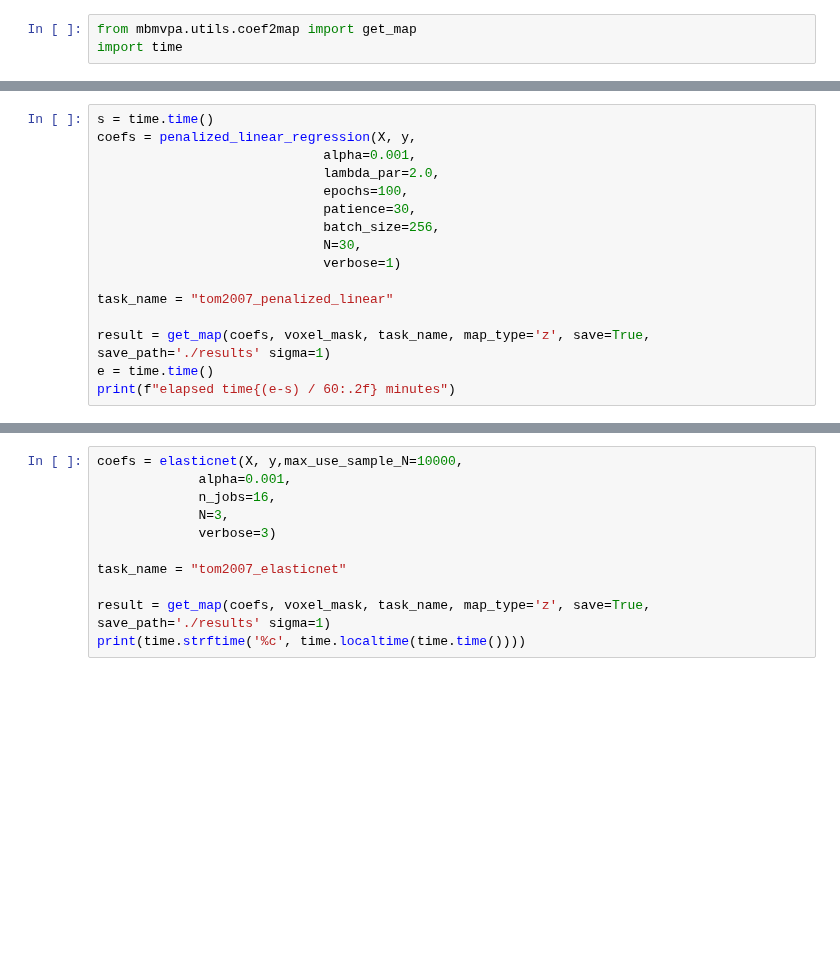
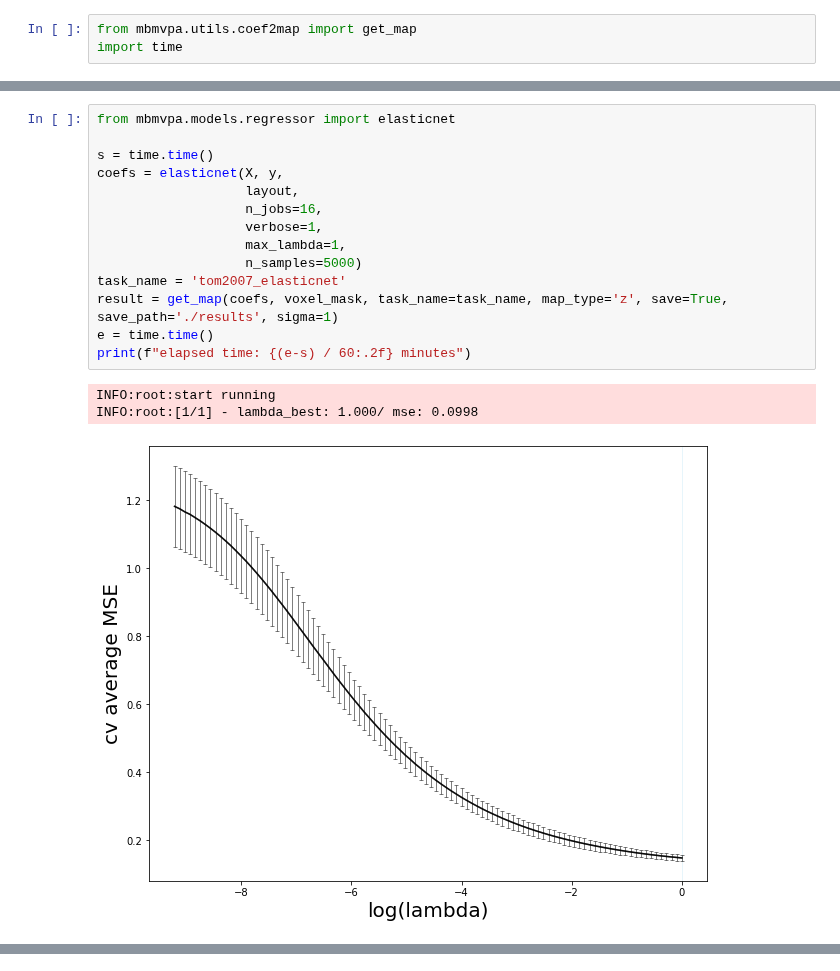
Before and after one commit to CCS-Lab/project_model_based_fmri, a Jupyter notebook: examples/Mixed-gambles_task/mvpa/tom_mvpa_model_based_fmri.ipynb, the cells around one changed output, grey strips where cells are left out. Saved outputs shown, nothing was run; the diff lists cells and outputs as text; blank space fills up the shorter version.

```diff
--- a/examples/Mixed-gambles_task/mvpa/tom_mvpa_model_based_fmri.ipynb
+++ b/examples/Mixed-gambles_task/mvpa/tom_mvpa_model_based_fmri.ipynb
@@ -78,16 +152,18 @@ print(f"elapsed time{(e-s) / 60:.2f} minutes")
 # %%
+from mbmvpa.models.regressor import elasticnet
+
 s = time.time()
-coefs = penalized_linear_regression(X, y,
-                             alpha=0.001,
-                             lambda_par=2.0,
-                             epochs=100,
-                             patience=30,
-                             batch_size=256,
-                             N=30,
-                             verbose=1)
-
-task_name = "tom2007_penalized_linear"
-
-result = get_map(coefs, voxel_mask, task_name, map_type='z', save=True, save_path='./results' sigma=1)
+coefs = elasticnet(X, y,
+                   layout,
+                   n_jobs=16,
+                   verbose=1,
+                   max_lambda=1,
+                   n_samples=5000)
+task_name = 'tom2007_elasticnet'
+result = get_map(coefs, voxel_mask, task_name=task_name, map_type='z', save=True, save_path='./results', sigma=1)
 e = time.time()
-print(f"elapsed time{(e-s) / 60:.2f} minutes")
+print(f"elapsed time: {(e-s) / 60:.2f} minutes")
+# %% [output]
+INFO:root:start running
+INFO:root:[1/1] - lambda_best: 1.000/ mse: 0.0998
+[figure, added]
@@ -94,11 +171,0 @@ print(f"elapsed time{(e-s) / 60:.2f} minutes")
-# %%
-coefs = elasticnet(X, y,max_use_sample_N=10000,
-             alpha=0.001,
-             n_jobs=16,
-             N=3,
-             verbose=3)
-
-task_name = "tom2007_elasticnet"
-
-result = get_map(coefs, voxel_mask, task_name, map_type='z', save=True, save_path='./results' sigma=1)
-print(time.strftime('%c', time.localtime(time.time())))
```
Also changed, not shown: parts of 18 cells of this notebook, 4 other files.
